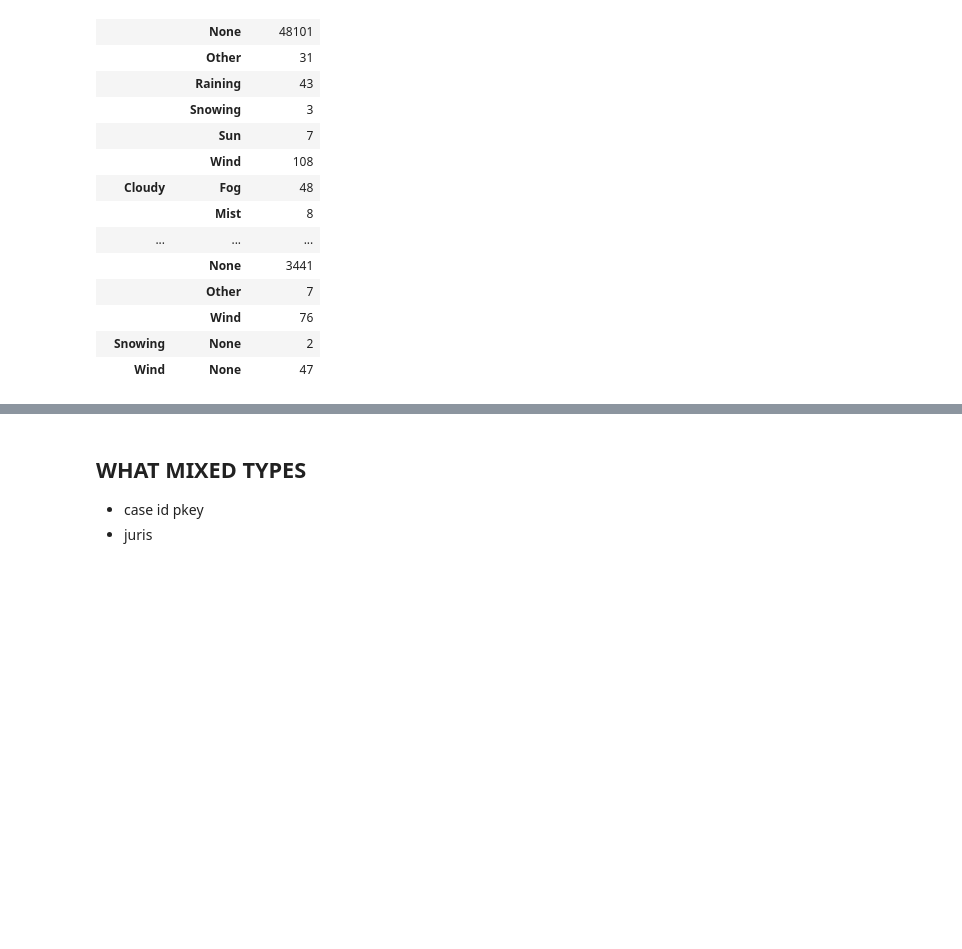
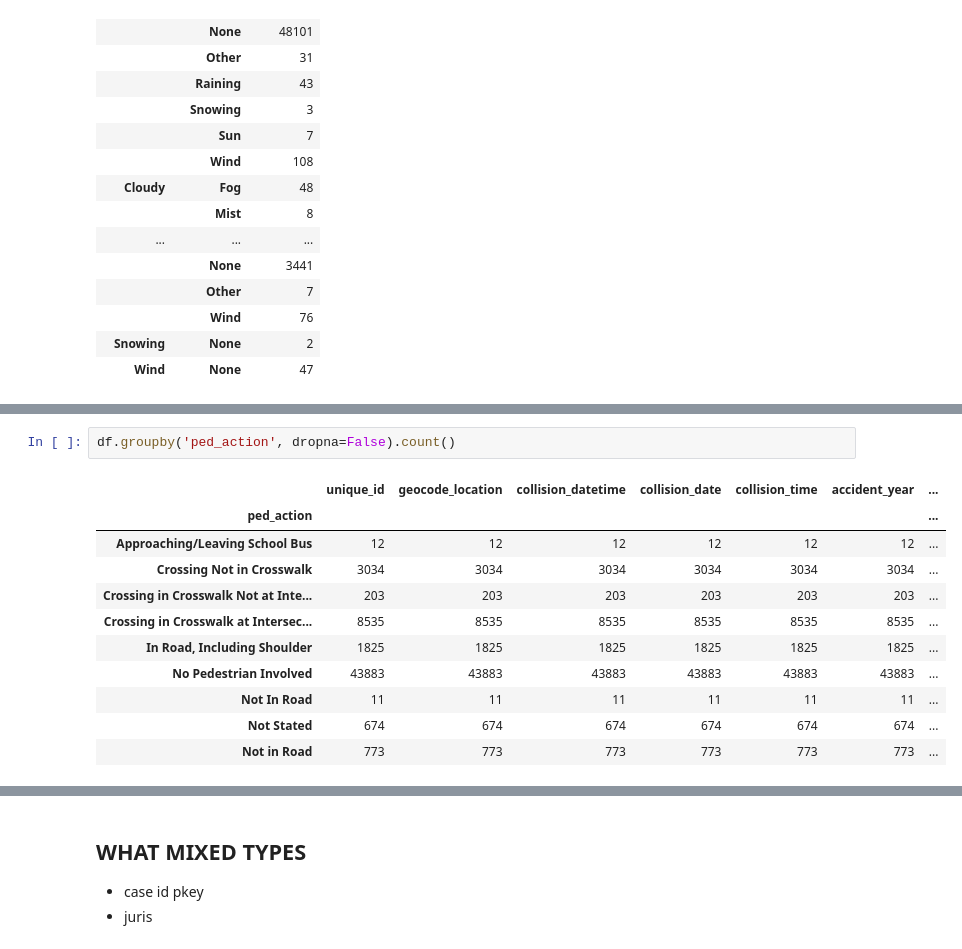
Before and after one commit to w-erica/sf_crash_severity, a Jupyter notebook: notebooks/1.0-ew-eda.ipynb, the cells around one changed output, grey strips where cells are left out. Saved outputs shown, nothing was run; the diff lists cells and outputs as text; blank space fills up the shorter version.

```diff
--- a/notebooks/1.0-ew-eda.ipynb
+++ b/notebooks/1.0-ew-eda.ipynb
@@ -105,0 +166,14 @@ TypeError: MultiLabelBinarizer.fit_transform() takes 2 positional arguments but
+# %%
+df.groupby('ped_action', dropna=False).count()
+# %% [output]
+|  | unique_id | geocode_location | collision_datetime | collision_date | collision_time | accident_year | ... |
+| ped_action |  |  |  |  |  |  | ... |
+| Approaching/Leaving School Bus | 12 | 12 | 12 | 12 | 12 | 12 | ... |
+| Crossing Not in Crosswalk | 3034 | 3034 | 3034 | 3034 | 3034 | 3034 | ... |
+| Crossing in Crosswalk Not at Inte... | 203 | 203 | 203 | 203 | 203 | 203 | ... |
+| Crossing in Crosswalk at Intersec... | 8535 | 8535 | 8535 | 8535 | 8535 | 8535 | ... |
+| In Road, Including Shoulder | 1825 | 1825 | 1825 | 1825 | 1825 | 1825 | ... |
+| No Pedestrian Involved | 43883 | 43883 | 43883 | 43883 | 43883 | 43883 | ... |
+| Not In Road | 11 | 11 | 11 | 11 | 11 | 11 | ... |
+| Not Stated | 674 | 674 | 674 | 674 | 674 | 674 | ... |
+| Not in Road | 773 | 773 | 773 | 773 | 773 | 773 | ... |
```
Also changed, not shown: parts of 25 cells of this notebook, 3 other files.
